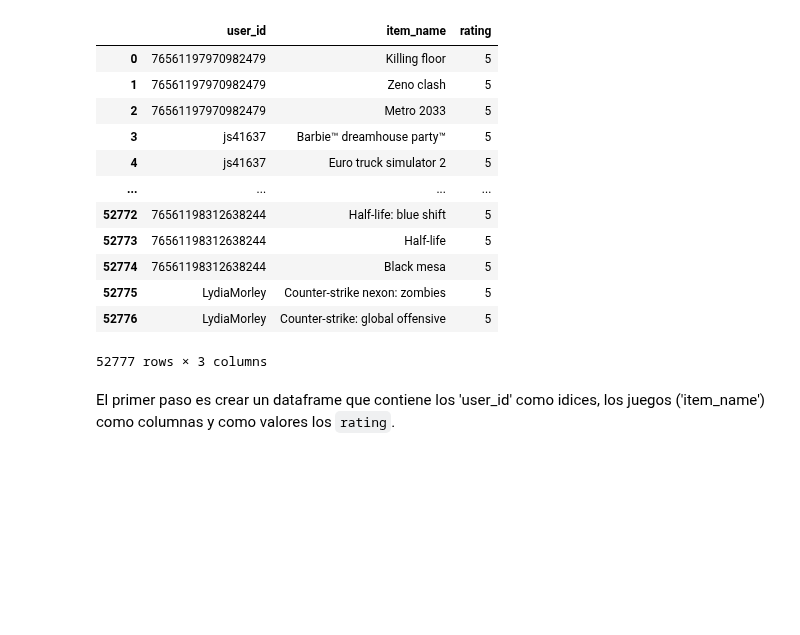
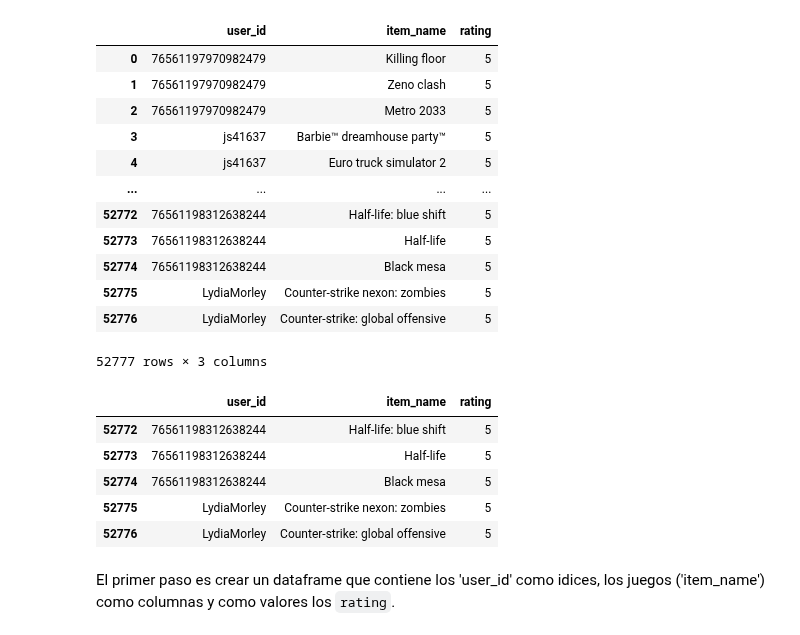
Before and after one commit to Gerardgfc/Gerardgfc-Proyecto_Integrador_1, a Jupyter notebook: JupyterNotebooks/06_Modelo_de_recomendacion.ipynb, the cells around one changed output. Cells and saved outputs as stored; diff of their text form; code cells hidden in the pictures; blank space fills up the shorter version.

```diff
--- a/JupyterNotebooks/06_Modelo_de_recomendacion.ipynb
+++ b/JupyterNotebooks/06_Modelo_de_recomendacion.ipynb
@@ -38,6 +38,15 @@ df
 | 52775 | LydiaMorley | Counter-strike nexon: zombies | 5 |
 | 52776 | LydiaMorley | Counter-strike: global offensive | 5 |
 52777 rows × 3 columns
+# %%
+df.tail()
+# %% [output]
+|  | user_id | item_name | rating |
+| 52772 | 76561198312638244 | Half-life: blue shift | 5 |
+| 52773 | 76561198312638244 | Half-life | 5 |
+| 52774 | 76561198312638244 | Black mesa | 5 |
+| 52775 | LydiaMorley | Counter-strike nexon: zombies | 5 |
+| 52776 | LydiaMorley | Counter-strike: global offensive | 5 |
 # %% [markdown]
 El primer paso es crear un dataframe que contiene los 'user_id' como idices, los juegos ('item_name') como columnas y como valores los `rating`.
 # %%
```
Also changed, not shown: 5 other files.
